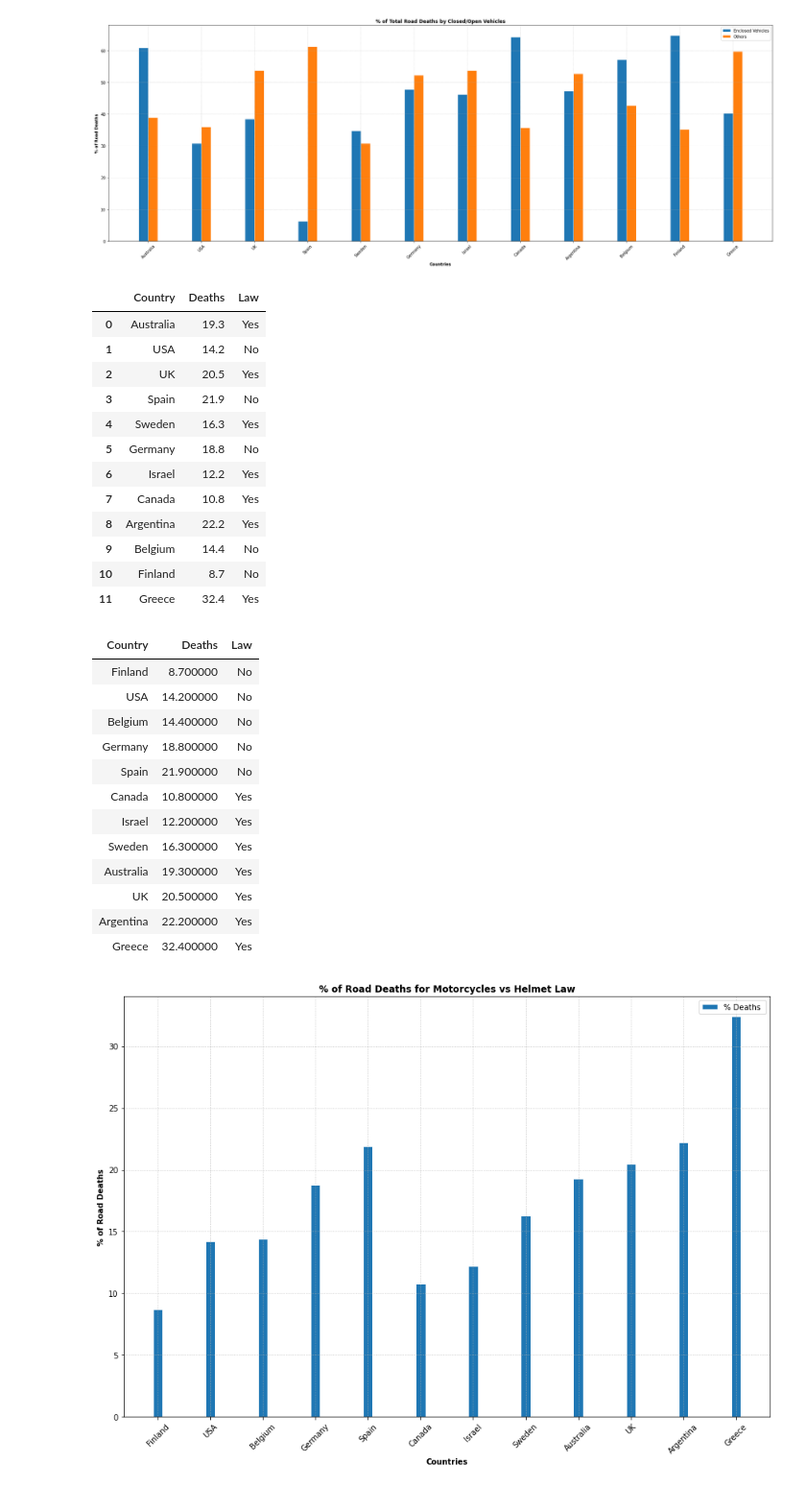
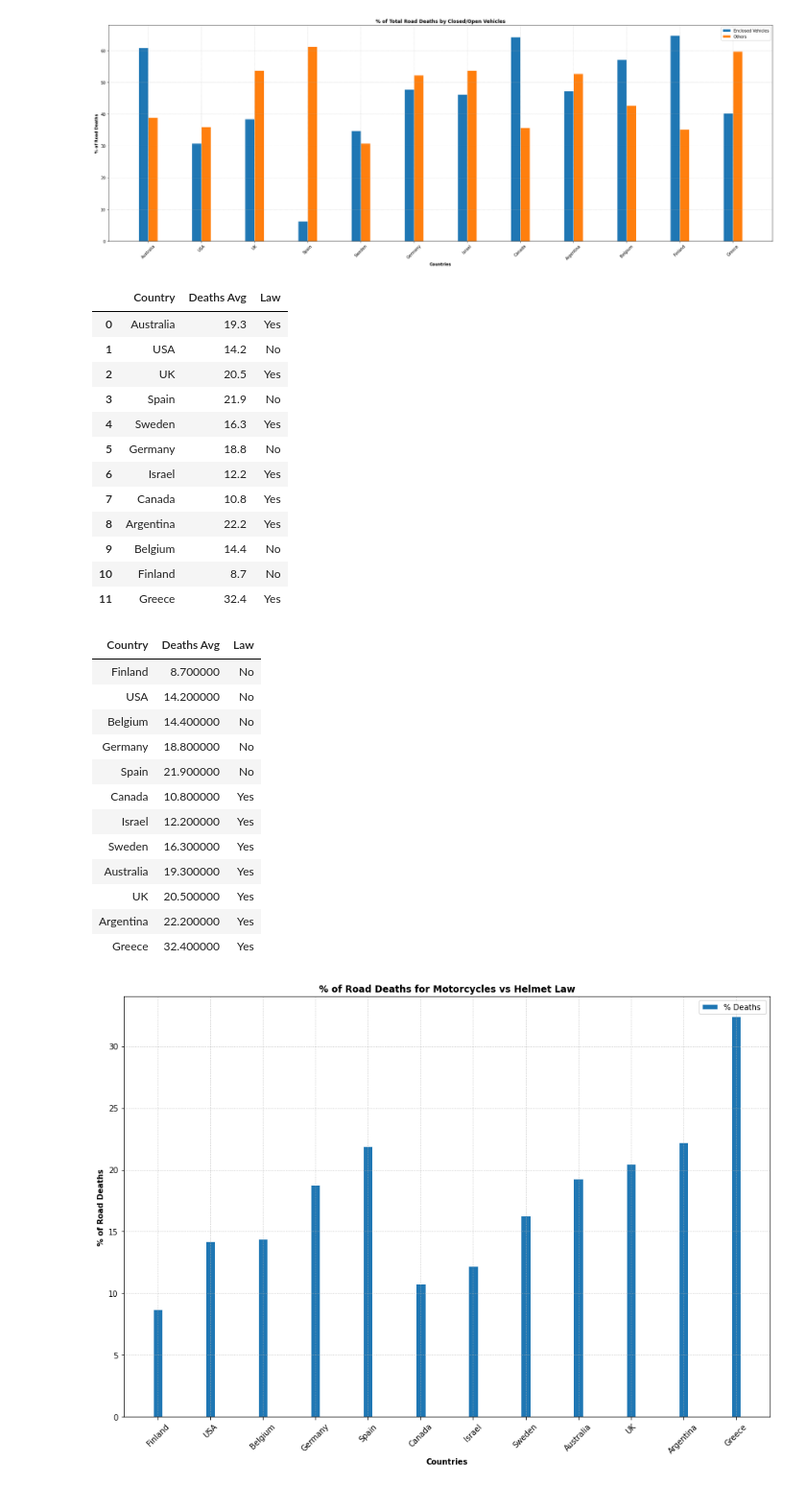
Before and after one commit to cyrusauyeungc/Project_01, a Jupyter notebook: notebooks/main_john.ipynb, the cells around one changed output. Shown at 96% size. Cells and saved outputs as stored; diff of their text form; code cells hidden in the pictures.

```diff
--- a/notebooks/main_john.ipynb
+++ b/notebooks/main_john.ipynb
@@ -264,12 +264,12 @@ plt.show()
 [figure]
 # %%
 df_helmlaw['Country'] = df_deaths_vehicle_type['Country']
-df_helmlaw['Deaths'] = df_deaths_vehicle_type[' Drivers/passengers of motorized 2- or 3-wheelers']
+df_helmlaw['Deaths Avg'] = df_deaths_vehicle_type[' Drivers/passengers of motorized 2- or 3-wheelers']
 df_helmlaw['Law'] = df_helmet_laws['Law requires helmet to be fastened']
 
 df_helmlaw
 # %% [output]
-|  | Country | Deaths | Law |
+|  | Country | Deaths Avg | Law |
 | 0 | Australia | 19.3 | Yes |
 | 1 | USA | 14.2 | No |
 | 2 | UK | 20.5 | Yes |
@@ -283,10 +283,10 @@ df_helmlaw
 | 10 | Finland | 8.7 | No |
 | 11 | Greece | 32.4 | Yes |
 # %%
-dfh = df_helmlaw.sort_values(by=['Law', 'Deaths'])
+dfh = df_helmlaw.sort_values(by=['Law', 'Deaths Avg'])
 dfh.style.hide_index()
 # %% [output]
-| Country | Deaths | Law |
+| Country | Deaths Avg | Law |
 | Finland | 8.700000 | No |
 | USA | 14.200000 | No |
 | Belgium | 14.400000 | No |
```
Also changed, not shown: parts of 2 cells of this notebook, 2 other files.
